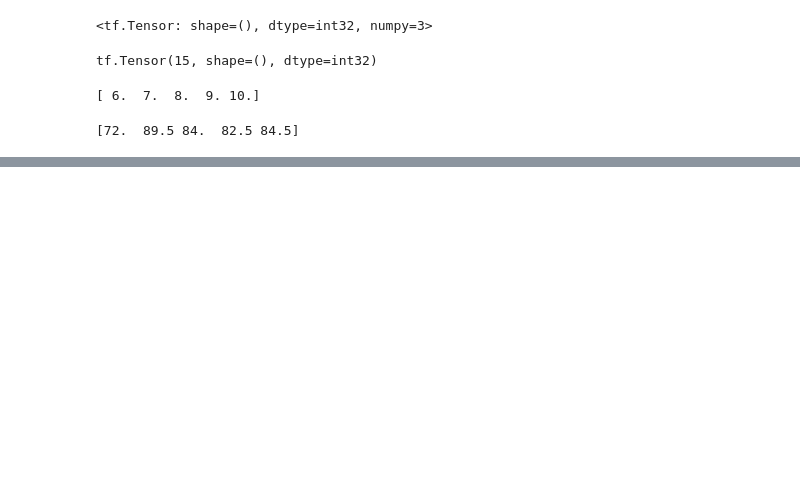
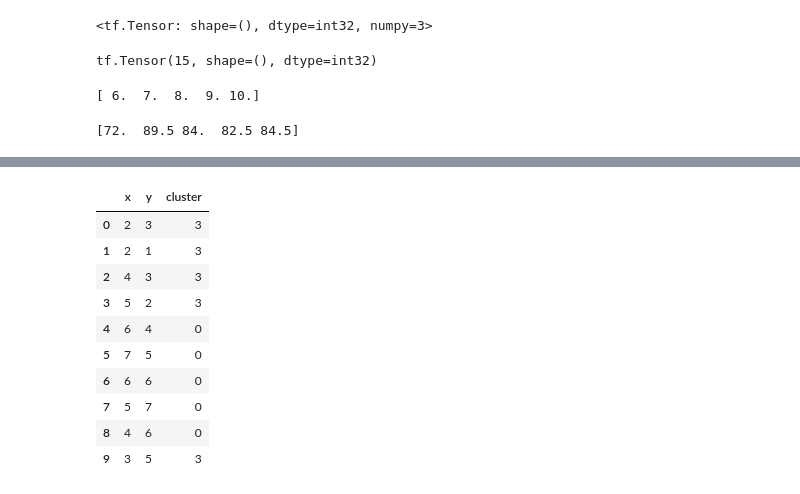
Before and after one commit to greapis/Tensorflow_Python, a Jupyter notebook: Isuan_tensorflow.ipynb, the cells around one changed output, grey strips where cells are left out. Cells and saved outputs as stored; diff of their text form; code cells hidden in the pictures; blank space fills up the shorter version.

```diff
--- a/Isuan_tensorflow.ipynb
+++ b/Isuan_tensorflow.ipynb
@@ -151,0 +224,15 @@ print(y.numpy())
+# %%
+df['cluster'] = kmeans.labels_
+df.head(10)
+# %% [output]
+|  | x | y | cluster |
+| 0 | 2 | 3 | 3 |
+| 1 | 2 | 1 | 3 |
+| 2 | 4 | 3 | 3 |
+| 3 | 5 | 2 | 3 |
+| 4 | 6 | 4 | 0 |
+| 5 | 7 | 5 | 0 |
+| 6 | 6 | 6 | 0 |
+| 7 | 5 | 7 | 0 |
+| 8 | 4 | 6 | 0 |
+| 9 | 3 | 5 | 3 |
```
Also changed, not shown: parts of 10 cells of this notebook.
